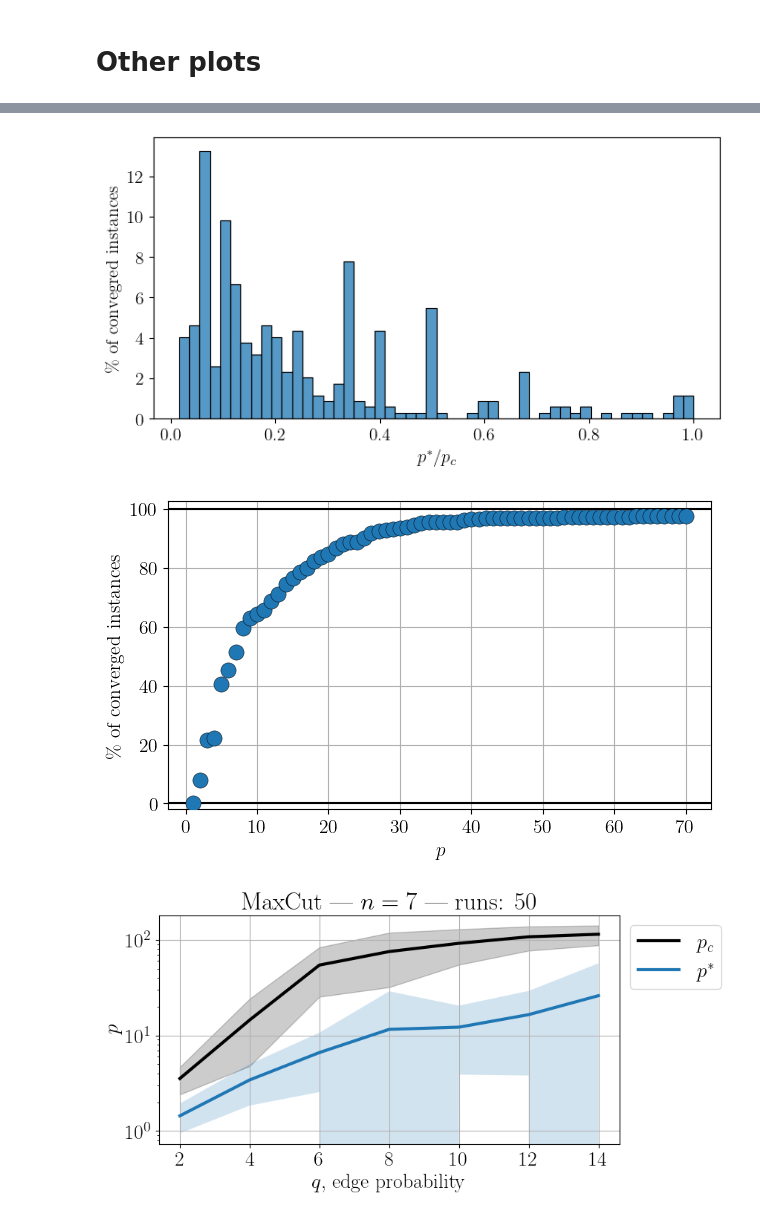
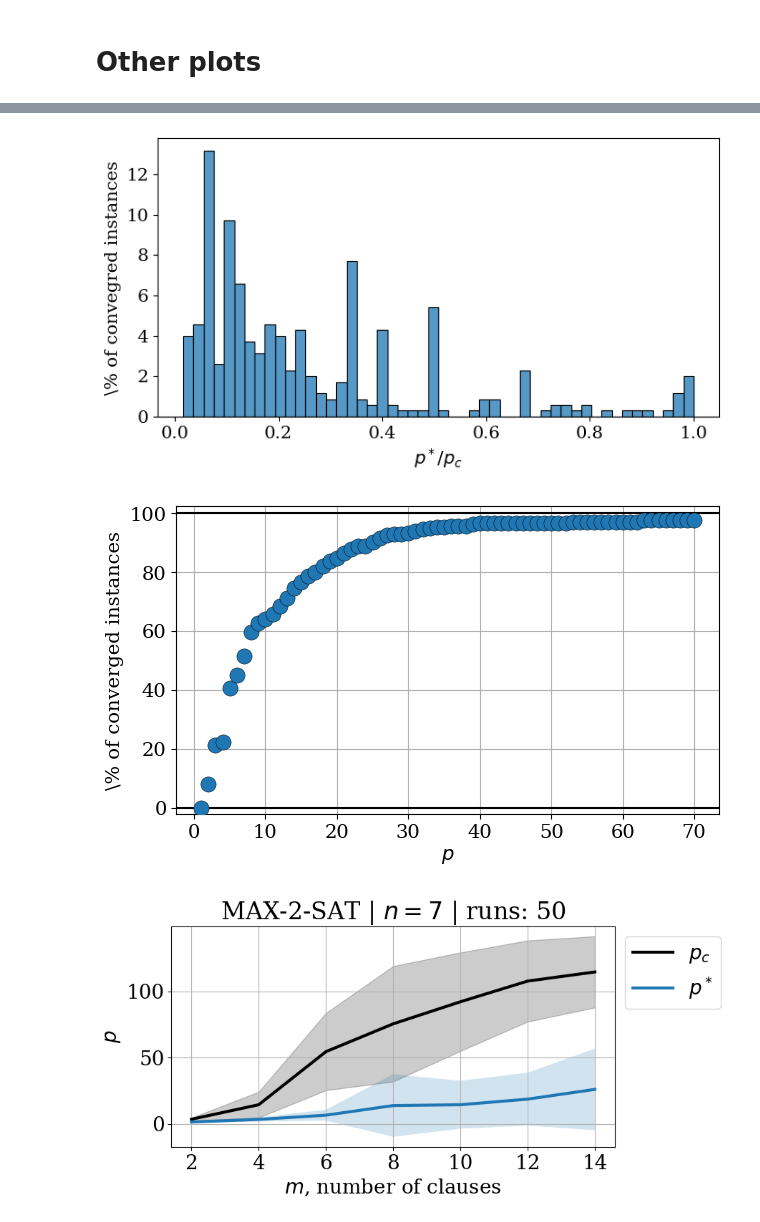
Before and after one commit to kardashin/qaoa-qfi, a Jupyter notebook: Results/sat-load_and_plot.ipynb, the cells around one changed output, grey strips where cells are left out. Cells and saved outputs as stored; diff of their text form; code cells hidden in the pictures.

```diff
--- a/Results/sat-load_and_plot.ipynb
+++ b/Results/sat-load_and_plot.ipynb
@@ -22,7 +22,7 @@ r_max = 49
 p_min = 1
 p_max = 150
 # %%
-path = "/home/kardashin/Work/QAOA-QFI/Data/"
+path = "/home/investigator/Work/qaoa-qfi/Data/"
 post = "-prevsol"
 file_name = path + "sat-" + f"n={n}-k={k}-m=({m_list[0]},{m_list[-1]})-p=({p_min},{p_max})-s=({s_min},{s_max})-r=({r_min},{r_max})" + post
 # %%
@@ -82,0 +107,4 @@ No convergence for (thr=1e-08, prob=12, s=7)
+# %%
+s = 27
+r = 36
+errors_list[m_i][s][r]
@@ -240,7 +300,7 @@ plt.xlabel(r"$p^*/p_c$")
 plt.ylabel(r"\% of convegred instances")
 plt.show()
 # %% [output]
-[figure, old version]
+[figure, new version]
 # %%
 counts_list_sum = np.sum(np.sum(array(counts_list) > 0, axis=1), axis=0)
 denom = len(m_list)*(s_max - s_min + 1)/100
@@ -262,23 +322,23 @@ plt.grid(zorder=-1)
 # plt.savefig(file_name + ".png", transparent=True, bbox_inches='tight')
 plt.show()
 # %% [output]
-[figure, old version]
+[figure, new version]
 # %%
 matplotlib.rcParams.update({'font.size': 20})
 plt.figure(figsize=(8, 4))
 plt.plot(m_list, np.mean(p_c_list, axis=1), label=r"$p_c$", linewidth=3, color="black")
 plt.fill_between(m_list, np.mean(p_c_list, axis=1) - np.std(p_c_list, axis=1), np.mean(p_c_list, axis=1) + np.std(p_c_list, axis=1), alpha=0.2, color="black")
 err_th_lg = int(np.log10(error_threshold))
 p_stars_mean_i = np.nanmean(p_star_list, axis=1)
 p_stars_std_i = np.nanstd(p_star_list, axis=1)
 plt.plot(m_list, p_stars_mean_i, label=r"$p^*$", linewidth=3)
 plt.fill_between(m_list, p_stars_mean_i - p_stars_std_i, p_stars_mean_i + p_stars_std_i, alpha=0.2)
-plt.xlabel(r"$q$, edge probability")
+plt.xlabel(r"$m$, number of clauses")
 plt.ylabel(r"$p$")
-plt.title(r"MaxCut | $n=%d$ | runs: %d" %(n, r_max - r_min + 1))
-plt.yscale("log")
+plt.title(r"MAX-2-SAT | $n=%d$ | runs: %d" %(n, r_max - r_min + 1))
+# plt.yscale("log")
 plt.legend(bbox_to_anchor=(1, 1))
 plt.grid(zorder=-1)
 plt.show()
 # %% [output]
-[figure, old version]
+[figure, new version]
```
Also changed, not shown: parts of 13 cells of this notebook, 32 other files.
